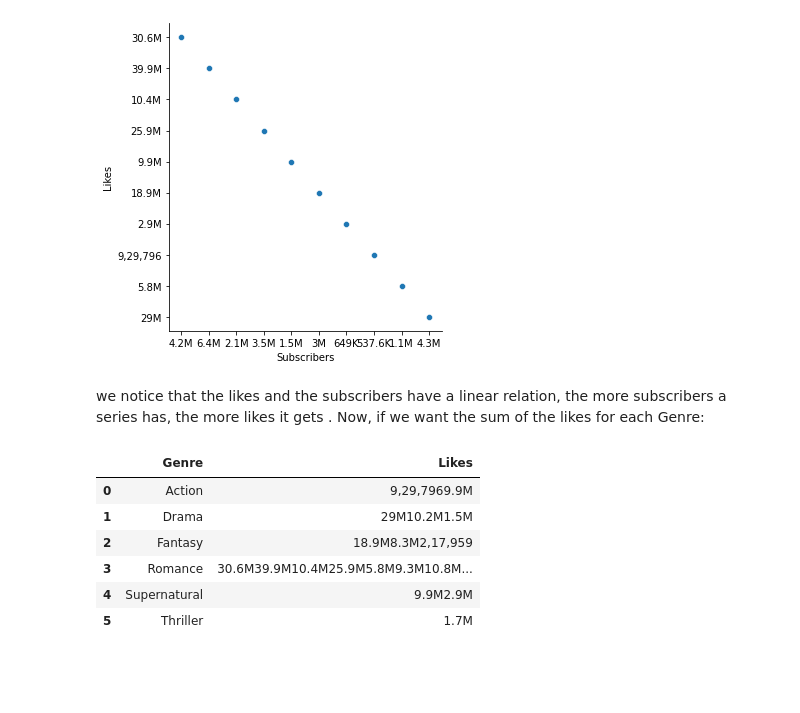
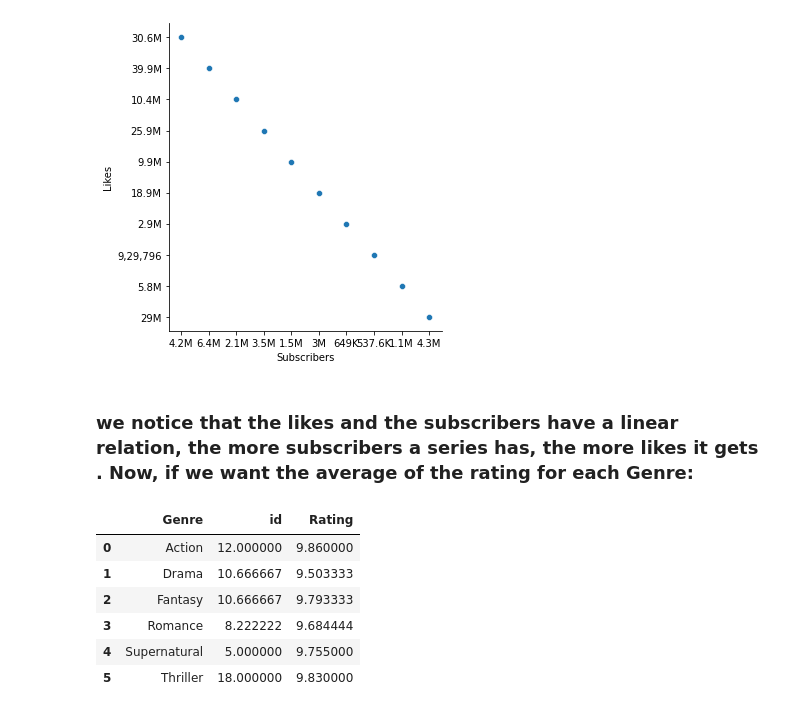
Before and after one commit to Tasneemalabsi/data-visualization, a Jupyter notebook: viz-a.ipynb, the cells around one changed output. Cells and saved outputs as stored; diff of their text form; code cells hidden in the pictures; blank space fills up the shorter version.

```diff
--- a/viz-a.ipynb
+++ b/viz-a.ipynb
@@ -58,15 +60,15 @@ plot
 <seaborn.axisgrid.FacetGrid at 0x...>
 [figure]
 # %% [markdown]
- we notice that the likes and the subscribers have a linear relation, the more subscribers a series has, the more likes it gets . Now, if we want the sum of the likes for each Genre:
+ ### we notice that the likes and the subscribers have a linear relation, the more subscribers a series has, the more likes it gets . Now, if we want the average of the rating for each Genre:
 # %%
-total_likes = df.groupby('Genre', as_index=False).Likes.sum()
-total_likes
+mean_rating = df.groupby('Genre', as_index=False).mean()
+mean_rating
 # %% [output]
-|  | Genre | Likes |
-| 0 | Action | 9,29,7969.9M |
-| 1 | Drama | 29M10.2M1.5M |
-| 2 | Fantasy | 18.9M8.3M2,17,959 |
-| 3 | Romance | 30.6M39.9M10.4M25.9M5.8M9.3M10.8M... |
-| 4 | Supernatural | 9.9M2.9M |
-| 5 | Thriller | 1.7M |
+|  | Genre | id | Rating |
+| 0 | Action | 12.000000 | 9.860000 |
+| 1 | Drama | 10.666667 | 9.503333 |
+| 2 | Fantasy | 10.666667 | 9.793333 |
+| 3 | Romance | 8.222222 | 9.684444 |
+| 4 | Supernatural | 5.000000 | 9.755000 |
+| 5 | Thriller | 18.000000 | 9.830000 |
```
Also changed, not shown: parts of 10 cells of this notebook, 4 other files.
